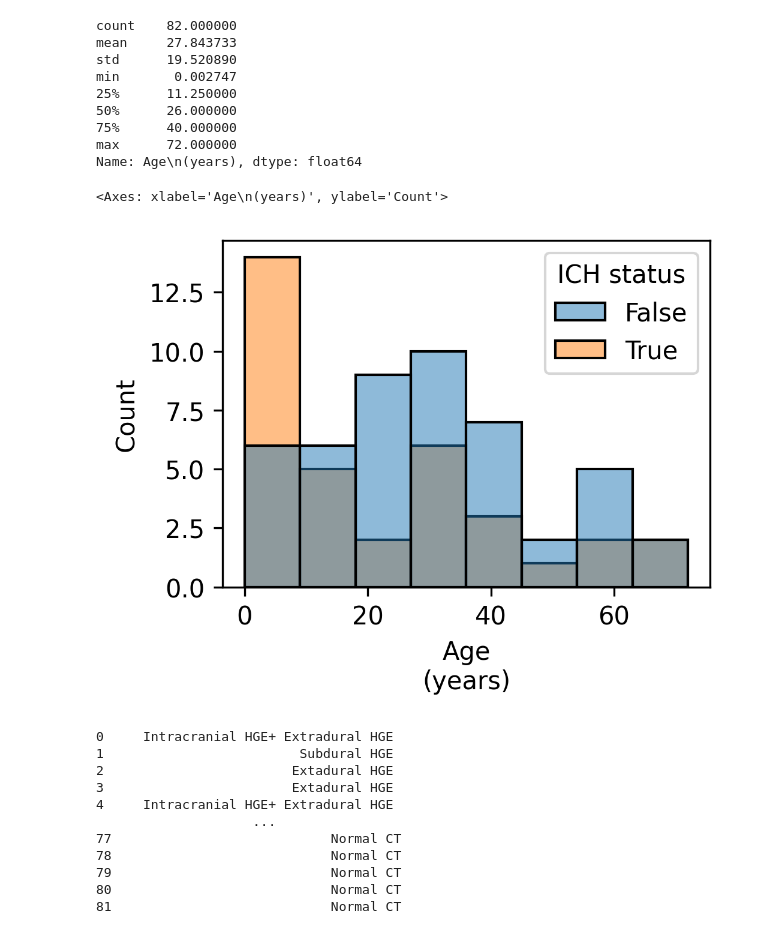
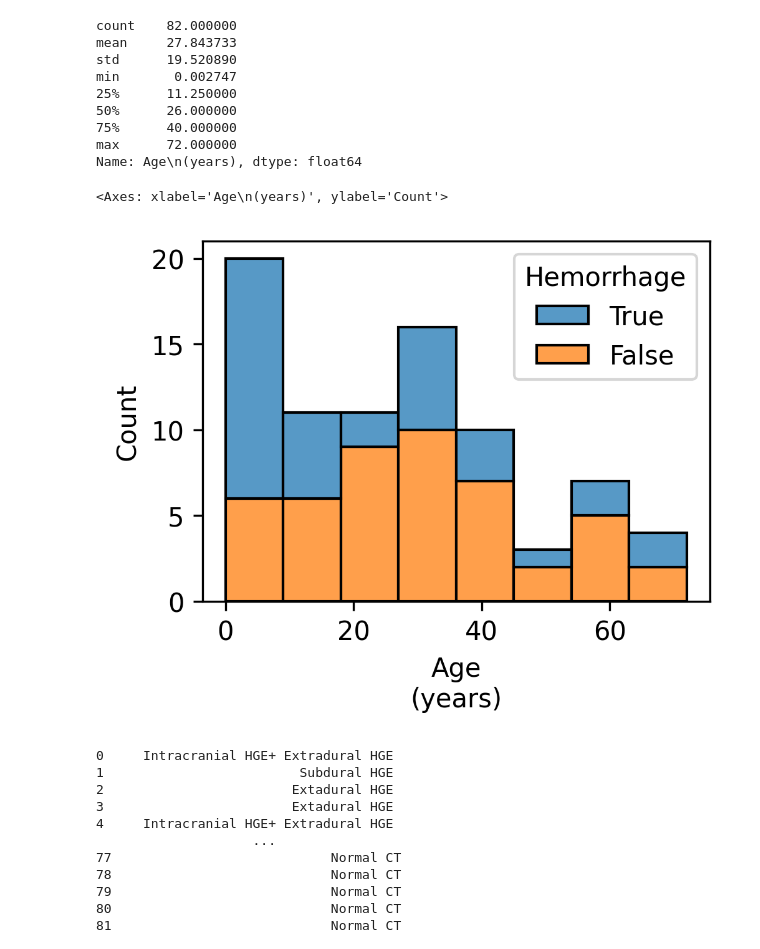
Before and after one commit to brandonjnelsonFDA/PedSilicoICH, a Jupyter notebook: notebooks/patient_demographics.ipynb, the cells around one changed output. Drawn from its saved outputs; the diff is of its cells as text; code cells hidden in the pictures.

Commit message:
fixed demographics bar chart and added intensity histogram analysis

```diff
--- a/notebooks/patient_demographics.ipynb
+++ b/notebooks/patient_demographics.ipynb
@@ -41,14 +41,14 @@ min       0.002747
 max      72.000000
 Name: Age\n(years), dtype: float64
 # %%
-df['ICH status'] = df['Condition on file'] != 'Normal CT'
+df['Hemorrhage'] = df['Condition on file'] != 'Normal CT'
 # %%
 import matplotlib.pyplot as plt
 f, ax = plt.subplots(figsize=(3.5, 2.5), dpi=300)
-sns.histplot(ax=ax, data=df, x='Age\n(years)', hue='ICH status')
+sns.histplot(ax=ax, data=df, x='Age\n(years)', hue='Hemorrhage', hue_order=[True, False], multiple='stack')
 # %% [output]
 <Axes: xlabel='Age\n(years)', ylabel='Count'>
-[figure, old version]
+[figure, new version]
 # %%
 df['Condition on file'].astype('category')
 # %% [output]
```
Also changed, not shown: 1 other file.
